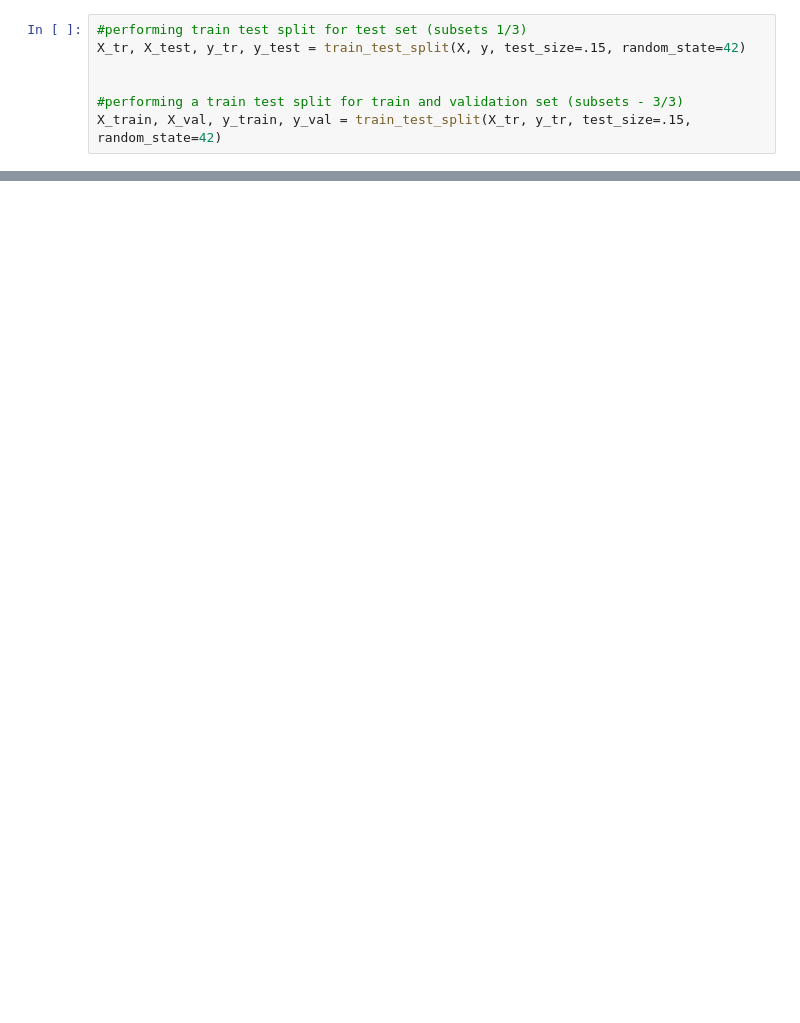
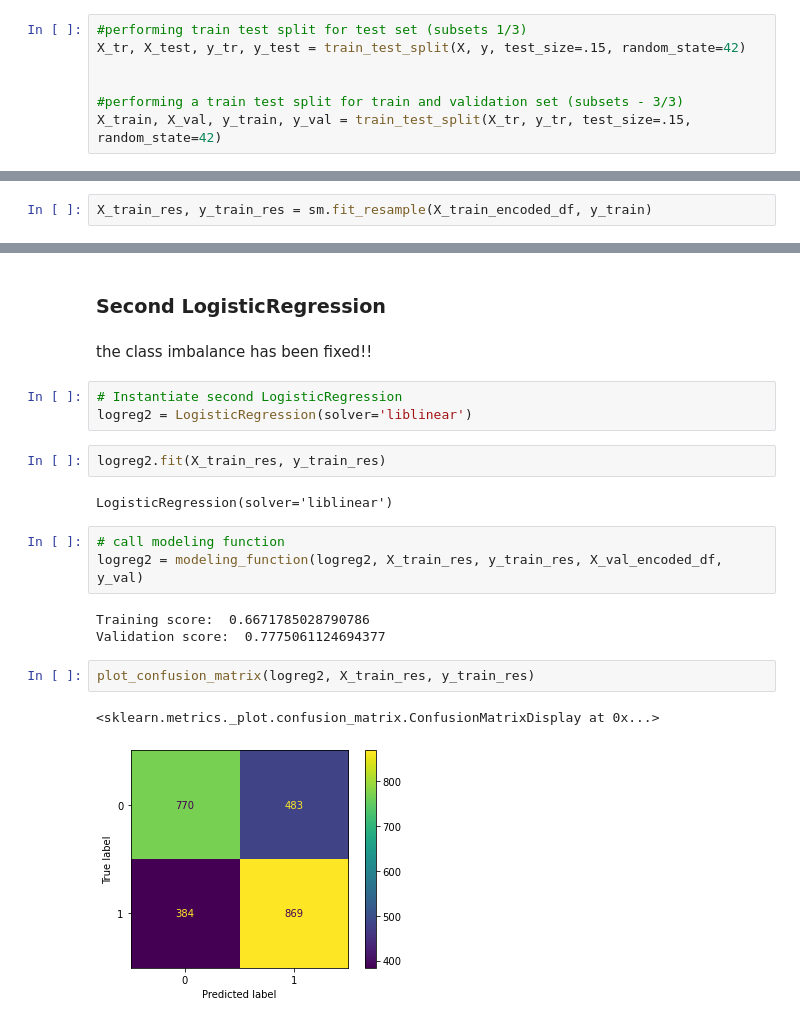
Before and after one commit to jchandleroneal/bsc-phase-three-project, a Jupyter notebook: notebooks/exploratory/dorothy/dorothy_main.ipynb, the cells around one changed output, grey strips where cells are left out. Cells and saved outputs as stored; diff of their text form; blank space fills up the shorter version.

```diff
--- a/notebooks/exploratory/dorothy/dorothy_main.ipynb
+++ b/notebooks/exploratory/dorothy/dorothy_main.ipynb
@@ -621,0 +790,2 @@ X_val
+# %%
+X_train_res, y_train_res = sm.fit_resample(X_train_encoded_df, y_train)
@@ -621,0 +798,22 @@ X_val
+# %% [markdown]
+### Second LogisticRegression ###
+# %% [markdown]
+the class imbalance has been fixed!!
+# %%
+# Instantiate second LogisticRegression
+logreg2 = LogisticRegression(solver='liblinear')
+# %%
+logreg2.fit(X_train_res, y_train_res)
+# %% [output]
+LogisticRegression(solver='liblinear')
+# %%
+# call modeling function
+logreg2 = modeling_function(logreg2, X_train_res, y_train_res, X_val_encoded_df, y_val)
+# %% [output]
+Training score:  0.6671785028790786
+Validation score:  0.7775061124694377
+# %%
+plot_confusion_matrix(logreg2, X_train_res, y_train_res)
+# %% [output]
+<sklearn.metrics._plot.confusion_matrix.ConfusionMatrixDisplay at 0x...>
+[figure, added]
```
Also changed, not shown: parts of 72 cells of this notebook.
